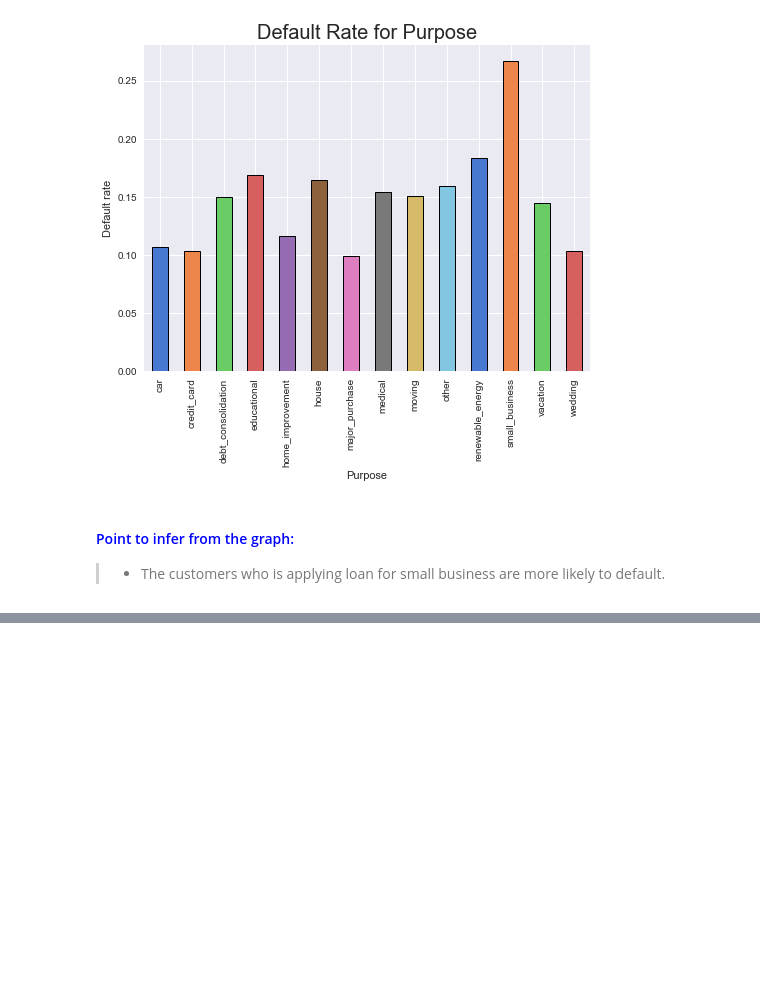
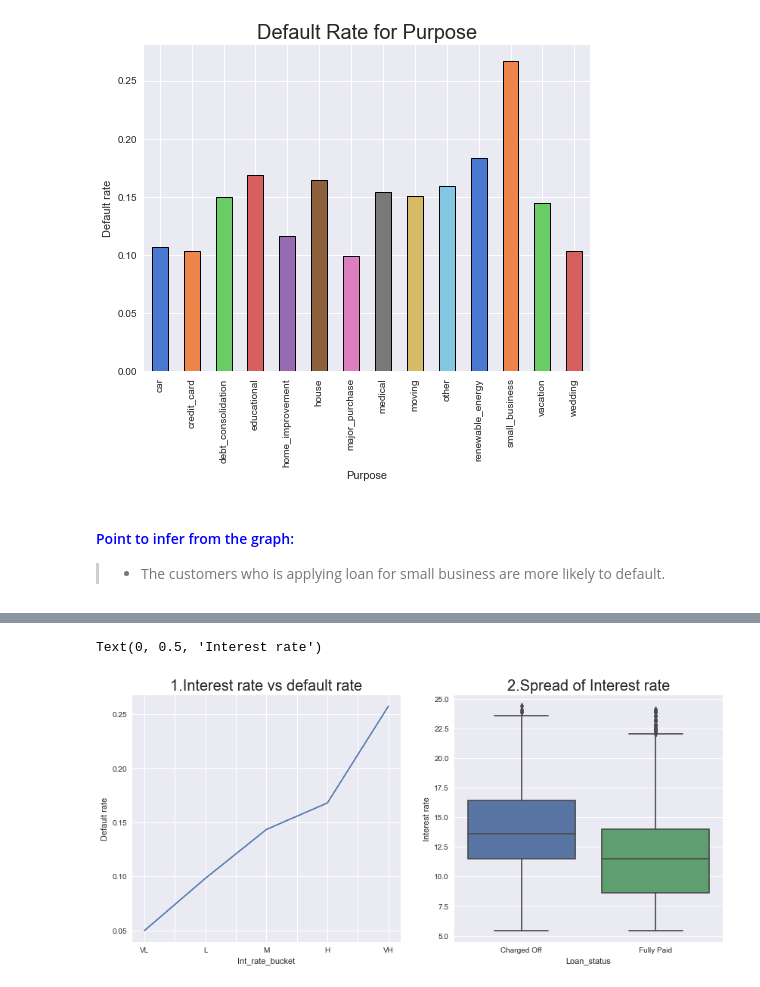
Before and after one commit to Veneeshkrishnan/Lending_Club_Case_Study, a Jupyter notebook: Lending_club.ipynb, the cells around one changed output, grey strips where cells are left out. Cells and saved outputs as stored; diff of their text form; code cells hidden in the pictures; blank space fills up the shorter version.

```diff
--- a/Lending_club.ipynb
+++ b/Lending_club.ipynb
@@ -996,0 +964,16 @@ plt.show()
+# %%
+#plotting default rate with respect to interest rate:
+plt.figure(figsize=[14,6])
+plt.subplot(1,2,1)
+Loan_data.groupby(by="Int_rate_bucket")["Loan_status_bin"].mean().plot.line()
+plt.title("1.Interest rate vs default rate", fontsize=20)
+plt.ylabel("Default rate")
+
+#plotting spread of interest rate for defaulters and fully paid
+plt.subplot(1,2,2)
+sns.boxplot(x=Loan_data["Loan_status"], y=Loan_data["Int_rate"])
+plt.title("2.Spread of Interest rate", fontsize=20)
+plt.ylabel("Interest rate")
+# %% [output]
+Text(0, 0.5, 'Interest rate')
+[figure, added]
```
Also changed, not shown: parts of 140 cells of this notebook.
